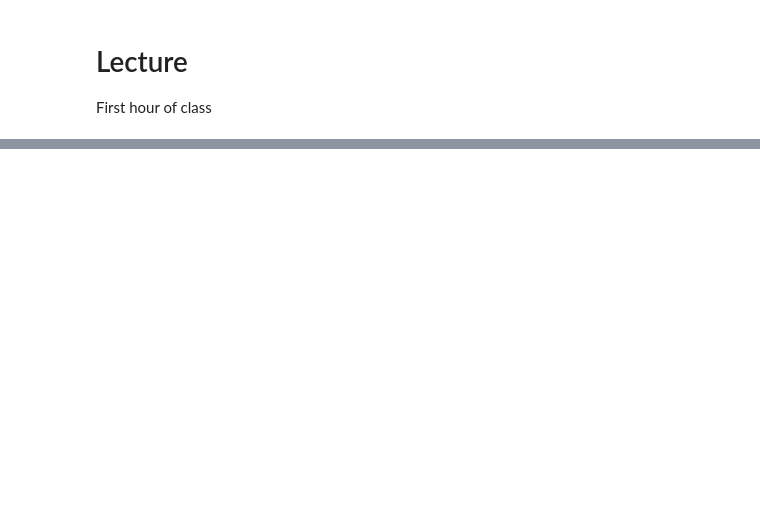
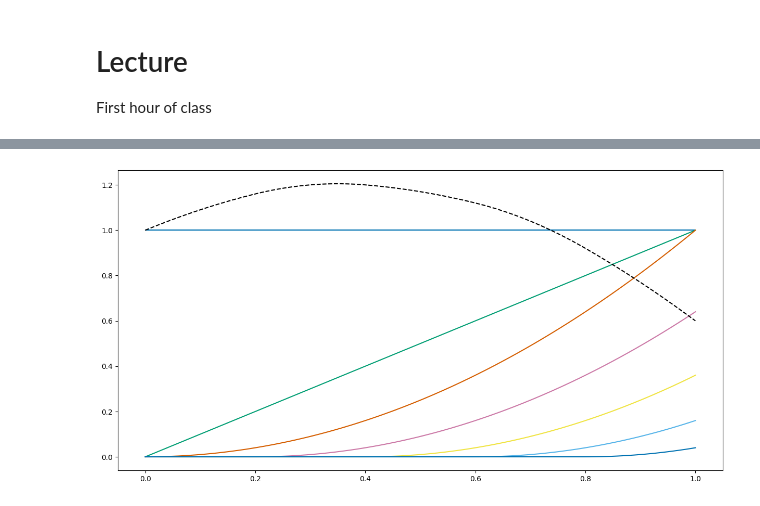
Before and after one commit to pointOfive/STA410_tenfouroverandout, a Jupyter notebook: STA410_Week8_Pre_Lecture_Reading_Etc.ipynb, the cells around one changed output, grey strips where cells are left out. Saved outputs shown, nothing was run; the diff lists cells and outputs as text; code cells hidden in the pictures; blank space fills up the shorter version.

```diff
--- a/STA410_Week8_Pre_Lecture_Reading_Etc.ipynb
+++ b/STA410_Week8_Pre_Lecture_Reading_Etc.ipynb
@@ -86,0 +142,10 @@ plt.style.use('seaborn-v0_8-colorblind')
+# %%
+# compare against a truncated power function basis
+x = np.linspace(0., 1., 100)
+X = np.c_[1+0*x,x,x**2,(x>.2)*(x-.2)**2,(x>.4)*(x-.4)**2,(x>.6)*(x-.6)**2,(x>.8)*(x-.8)**2]
+
+plt.figure(figsize=(15,7.5))
+b = np.array([1,1,-1,-1,1,-1,1])
+plt.plot(x, X); plt.plot(x,np.dot(X,b),'k--');
+# %% [output]
+[figure, added]
```
Also changed, not shown: parts of 13 cells of this notebook.
